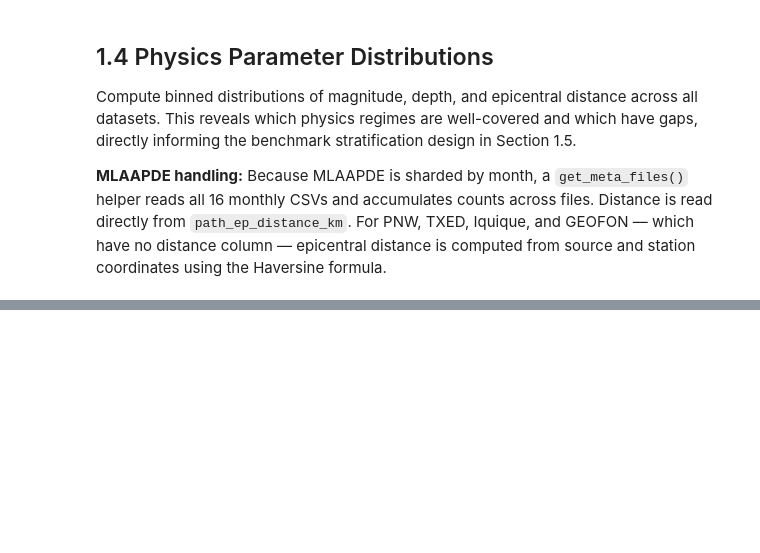
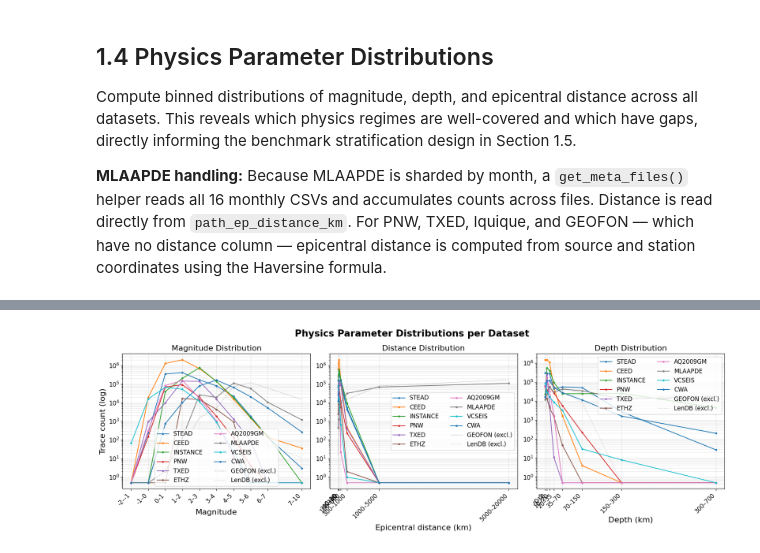
Before and after one commit to Denolle-Lab/phasenet-retrain, a Jupyter notebook: notebooks/04_creating_benchmark_dataset.ipynb, the cells around one changed output, grey strips where cells are left out. Saved outputs shown, nothing was run; the diff lists cells and outputs as text; code cells hidden in the pictures; blank space fills up the shorter version.

```diff
--- a/notebooks/04_creating_benchmark_dataset.ipynb
+++ b/notebooks/04_creating_benchmark_dataset.ipynb
@@ -738,0 +615,90 @@ MLAAPDE                     10–20s          56.6%     43.4%
+# %%
+# ── 1.4 — Physics Parameter Distribution Plots ─────────────────────────────
+import matplotlib.pyplot as plt
+import matplotlib.ticker as mticker
+import numpy as np
+
+DS_ORDER  = ['stead', 'ceed', 'instancecounts', 'pnw', 'txed',
+             'ethz', 'aq2009gm', 'mlaapde', 'obst2024', 'vcseis', 'cwa']
+DS_LABELS = ['STEAD', 'CEED', 'INSTANCE', 'PNW', 'TXED',
+             'ETHZ', 'AQ2009GM', 'MLAAPDE', 'OBST2024', 'VCSEIS', 'CWA']
+DS_EXCLUDED    = ['geofon', 'lendb']
+DS_EXCL_LABELS = ['GEOFON (excl.)', 'LenDB (excl.)']
+
+COLORS = plt.cm.tab10.colors
+
+def centres(edges): return [(edges[i]+edges[i+1])/2 for i in range(len(edges)-1)]
+mag_centres   = centres(mag_bins)
+depth_centres = centres(depth_bins)
+dist_centres  = centres(dist_bins)
+
+fig, axes = plt.subplots(1, 3, figsize=(18, 6))
+fig.suptitle('Physics Parameter Distributions per Dataset', fontsize=19, fontweight='bold')
+ax_mag, ax_dist, ax_depth = axes
+
+for idx, (ds, label) in enumerate(zip(DS_ORDER, DS_LABELS)):
+    if ds not in results:
+        continue
+    r     = results[ds]
+    color = COLORS[idx % len(COLORS)]
+    if any(v > 0 for v in r['mag']):
+        ax_mag.semilogy(mag_centres, [max(v, 0.5) for v in r['mag']],
+                        marker='o', ms=3, lw=1.5, label=label, color=color)
+    if any(v > 0 for v in r['dist']):
+        ax_dist.semilogy(dist_centres, [max(v, 0.5) for v in r['dist']],
+                         marker='o', ms=3, lw=1.5, label=label, color=color)
+    if any(v > 0 for v in r['depth']):
+        ax_depth.semilogy(depth_centres, [max(v, 0.5) for v in r['depth']],
+                          marker='o', ms=3, lw=1.5, label=label, color=color)
+
+grey_styles = ['--', ':']
+for i, (ds, label) in enumerate(zip(DS_EXCLUDED, DS_EXCL_LABELS)):
+    if ds not in results:
+        continue
+    r  = results[ds]
+    ls = grey_styles[i % len(grey_styles)]
+    if any(v > 0 for v in r['mag']):
+        ax_mag.semilogy(mag_centres, [max(v, 0.5) for v in r['mag']],
+                        ls=ls, lw=1, color='grey', alpha=0.5, label=label)
+    if any(v > 0 for v in r['dist']):
+        ax_dist.semilogy(dist_centres, [max(v, 0.5) for v in r['dist']],
+                         ls=ls, lw=1, color='grey', alpha=0.5, label=label)
+    if any(v > 0 for v in r['depth']):
+        ax_depth.semilogy(depth_centres, [max(v, 0.5) for v in r['depth']],
+                          ls=ls, lw=1, color='grey', alpha=0.5, label=label)
+
+ax_mag.set_xlabel('Magnitude', fontsize=16)
+ax_mag.set_ylabel('Trace count (log)', fontsize=16)
+ax_mag.set_title('Magnitude Distribution', fontsize=16)
+ax_mag.set_xticks(mag_centres)
+ax_mag.set_xticklabels([f'{b}–{mag_bins[i+1]}' for i, b in enumerate(mag_bins[:-1])],
+                        rotation=45, ha='right', fontsize=12)
+ax_mag.tick_params(axis='y', labelsize=12)
+ax_mag.legend(fontsize=12, ncol=2)
+
+ax_dist.set_xlabel('Epicentral distance (km)', fontsize=16)
+ax_dist.set_title('Distance Distribution', fontsize=16)
+ax_dist.set_xticks(dist_centres)
+ax_dist.set_xticklabels([f'{b}–{dist_bins[i+1]}' for i, b in enumerate(dist_bins[:-1])],
+                         rotation=45, ha='right', fontsize=12)
+ax_dist.tick_params(axis='y', labelsize=12)
+ax_dist.legend(fontsize=12, ncol=2)
+
+ax_depth.set_xlabel('Depth (km)', fontsize=16)
+ax_depth.set_title('Depth Distribution', fontsize=16)
+ax_depth.set_xticks(depth_centres)
+ax_depth.set_xticklabels([f'{b}–{depth_bins[i+1]}' for i, b in enumerate(depth_bins[:-1])],
+                          rotation=45, ha='right', fontsize=12)
+ax_depth.tick_params(axis='y', labelsize=12)
+ax_depth.legend(fontsize=12, ncol=2)
+
+for ax in axes:
+    ax.grid(True, which='both', alpha=0.3)
+    ax.yaxis.set_minor_formatter(mticker.NullFormatter())
+
+plt.tight_layout()
+plt.savefig('physics_distributions.png', dpi=150, bbox_inches='tight')
+plt.show()
+print('Saved → physics_distributions.png')
+# %% [output]
+[figure, added]
```
Also changed, not shown: parts of 30 cells of this notebook.
